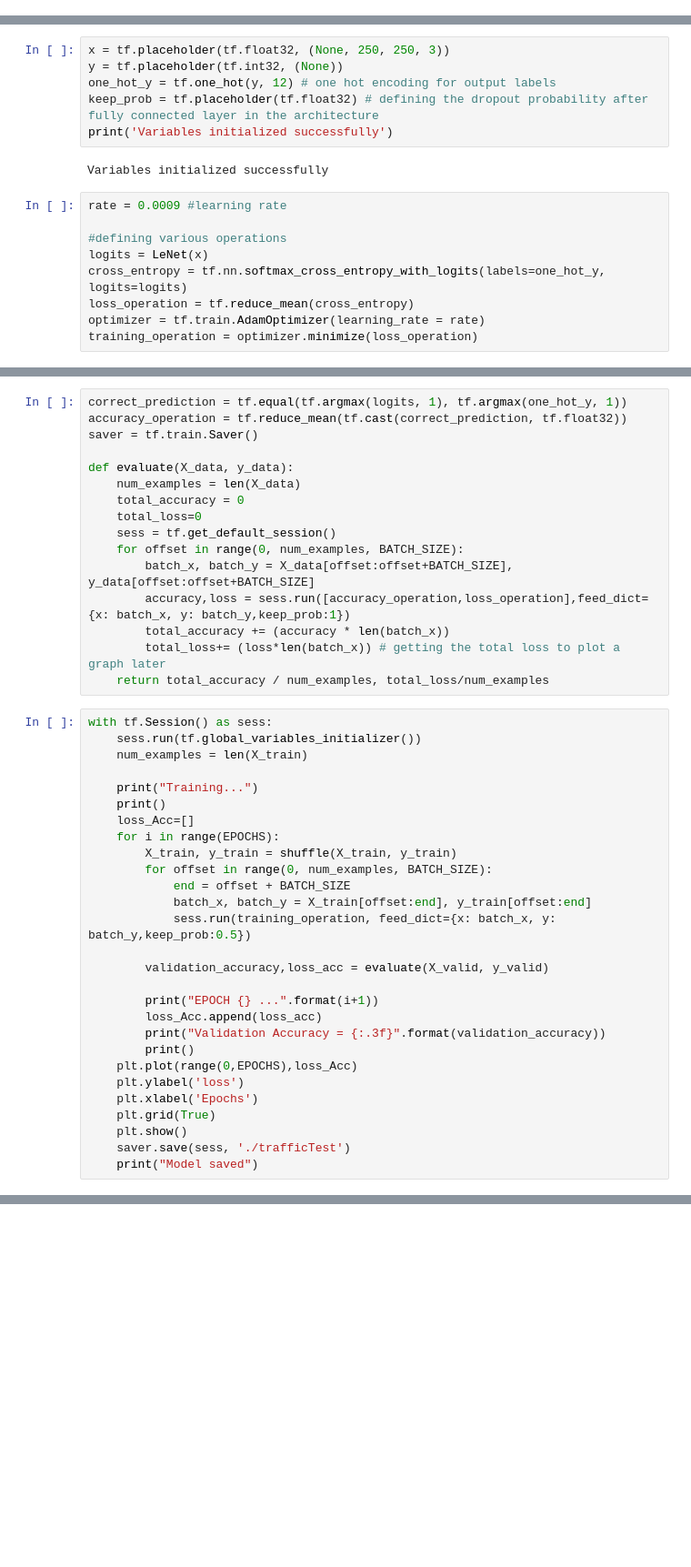
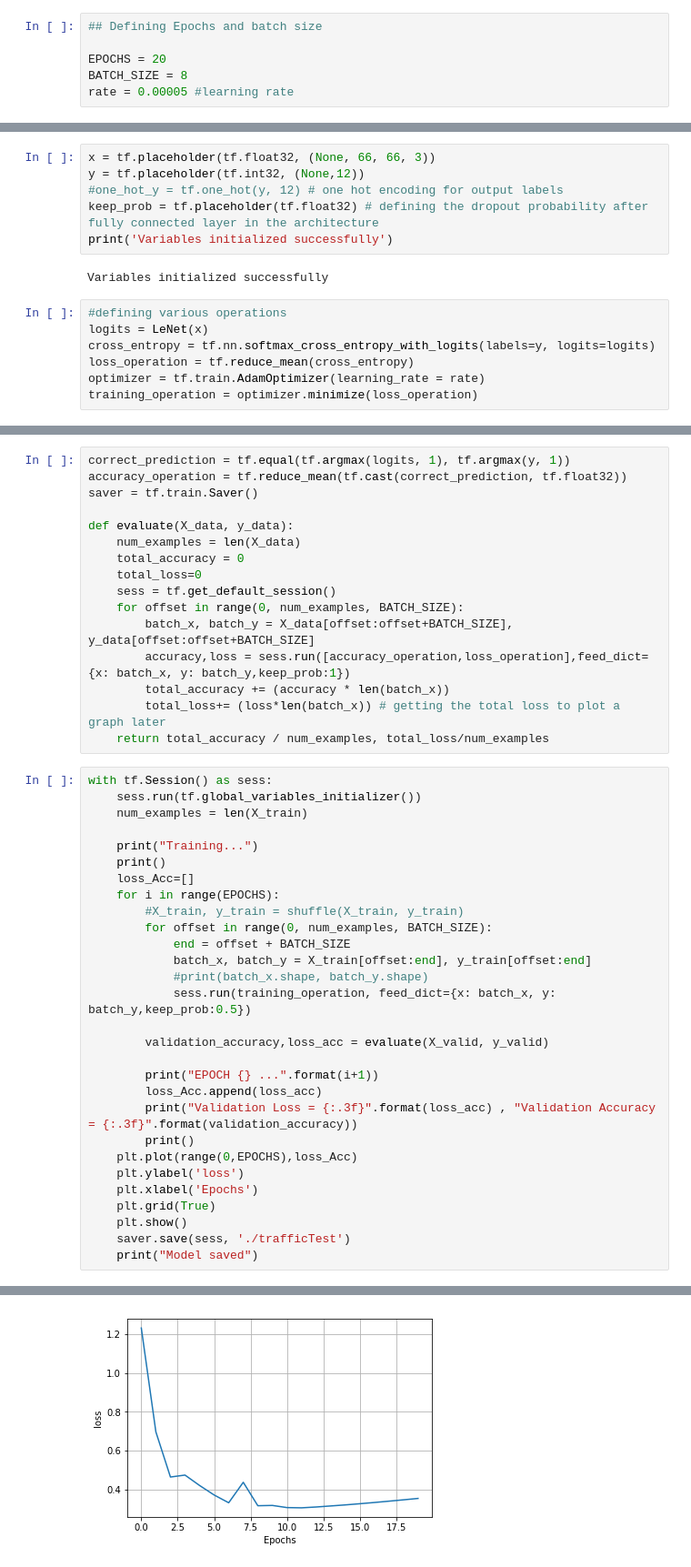
Before and after one commit to harveen54/dump-nn-tf, a Jupyter notebook: Face.ipynb, the cells around one changed output, grey strips where cells are left out. Shown: that part at 91% size. Cells and saved outputs as stored; diff of their text form; blank space fills up the shorter version.

```diff
--- a/Face.ipynb
+++ b/Face.ipynb
@@ -163,0 +241,6 @@ BATCH_SIZE = 128
+# %%
+## Defining Epochs and batch size
+
+EPOCHS = 20
+BATCH_SIZE = 8
+rate = 0.00005 #learning rate
@@ -235,19 +338,17 @@ def LeNet(x):
 
     return logits
 # %%
-x = tf.placeholder(tf.float32, (None, 250, 250, 3))
-y = tf.placeholder(tf.int32, (None))
-one_hot_y = tf.one_hot(y, 12) # one hot encoding for output labels
+x = tf.placeholder(tf.float32, (None, 66, 66, 3))
+y = tf.placeholder(tf.int32, (None,12))
+#one_hot_y = tf.one_hot(y, 12) # one hot encoding for output labels
 keep_prob = tf.placeholder(tf.float32) # defining the dropout probability after fully connected layer in the architecture
 print('Variables initialized successfully')
 # %% [output]
 Variables initialized successfully
 # %%
-rate = 0.0009 #learning rate
-
 #defining various operations
 logits = LeNet(x)
-cross_entropy = tf.nn.softmax_cross_entropy_with_logits(labels=one_hot_y, logits=logits)
+cross_entropy = tf.nn.softmax_cross_entropy_with_logits(labels=y, logits=logits)
 loss_operation = tf.reduce_mean(cross_entropy)
 optimizer = tf.train.AdamOptimizer(learning_rate = rate)
 training_operation = optimizer.minimize(loss_operation)
@@ -262,5 +355,5 @@ See `tf.nn.softmax_cross_entropy_with_logits_v2`.
 # %%
-correct_prediction = tf.equal(tf.argmax(logits, 1), tf.argmax(one_hot_y, 1))
+correct_prediction = tf.equal(tf.argmax(logits, 1), tf.argmax(y, 1))
 accuracy_operation = tf.reduce_mean(tf.cast(correct_prediction, tf.float32))
 saver = tf.train.Saver()
 
@@ -284,17 +377,18 @@ with tf.Session() as sess:
     print()
     loss_Acc=[]
     for i in range(EPOCHS):
-        X_train, y_train = shuffle(X_train, y_train)
+        #X_train, y_train = shuffle(X_train, y_train)
         for offset in range(0, num_examples, BATCH_SIZE):
             end = offset + BATCH_SIZE
             batch_x, batch_y = X_train[offset:end], y_train[offset:end]
+            #print(batch_x.shape, batch_y.shape)
             sess.run(training_operation, feed_dict={x: batch_x, y: batch_y,keep_prob:0.5})
 
         validation_accuracy,loss_acc = evaluate(X_valid, y_valid)
 
         print("EPOCH {} ...".format(i+1))
         loss_Acc.append(loss_acc)
-        print("Validation Accuracy = {:.3f}".format(validation_accuracy))
+        print("Validation Loss = {:.3f}".format(loss_acc) , "Validation Accuracy = {:.3f}".format(validation_accuracy))
         print()
     plt.plot(range(0,EPOCHS),loss_Acc)
     plt.ylabel('loss')
@@ -307,0 +418 @@ InternalError: cudaGetDevice() failed. Status: CUDA driver version is insufficie
+[figure, added]
```
Also changed, not shown: parts of 57 cells of this notebook.
